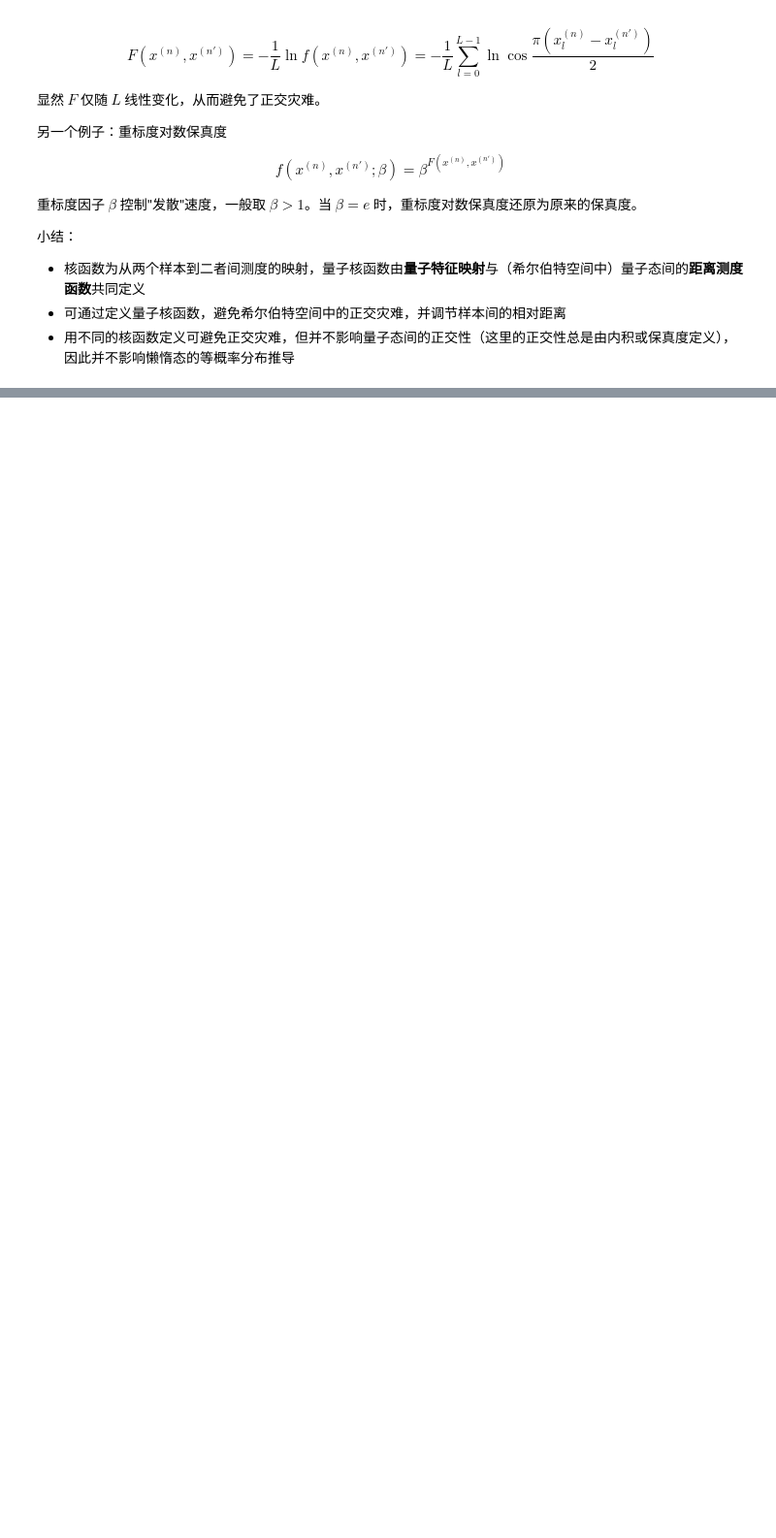
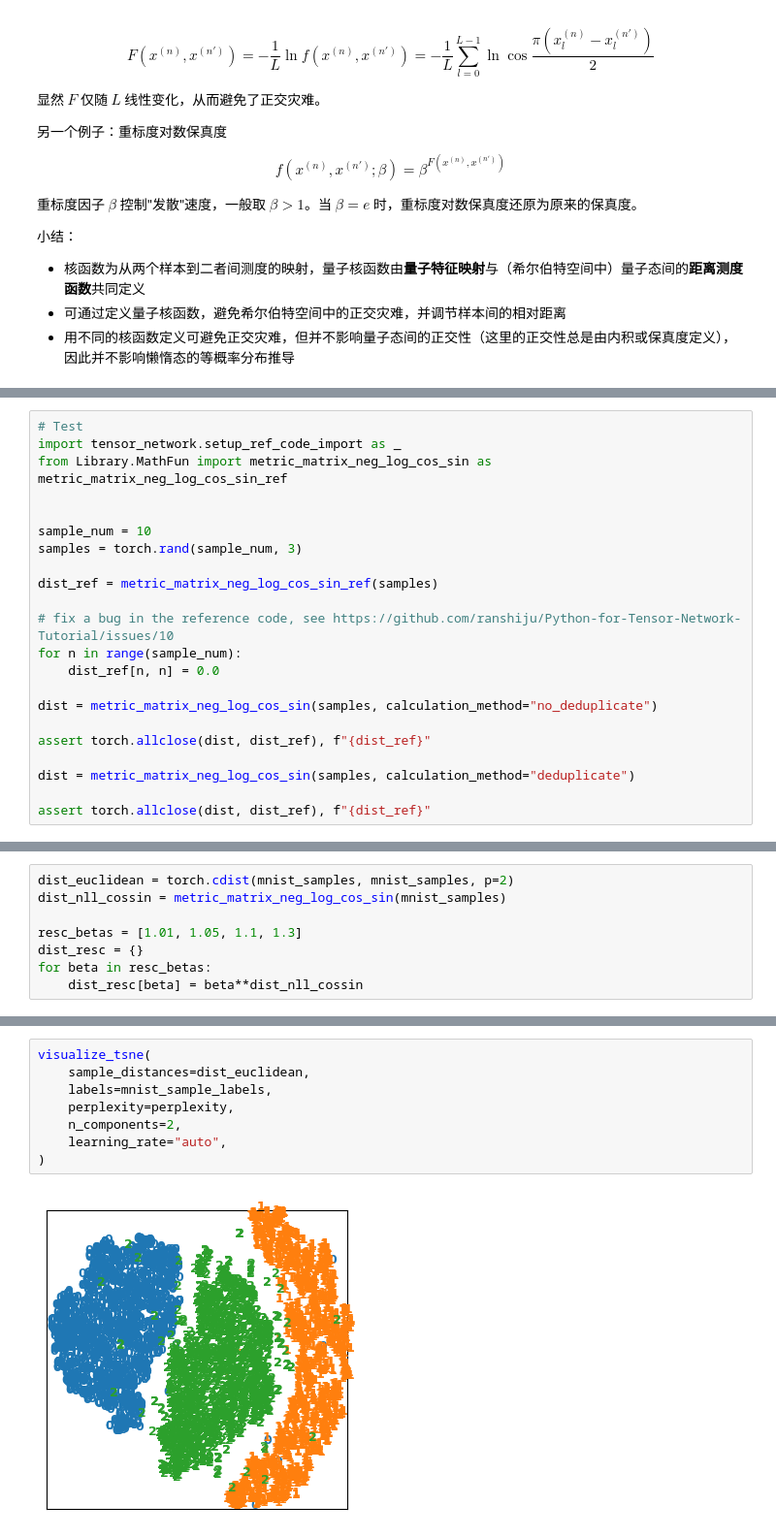
Before and after one commit to ifsheldon/tensor-network-notes, a Jupyter notebook: 4-8.ipynb, the cells around one changed output, grey strips where cells are left out. Shown at 97% size. Saved outputs shown, nothing was run; the diff lists cells and outputs as text; blank space fills up the shorter version.

```diff
--- a/4-8.ipynb
+++ b/4-8.ipynb
@@ -77,0 +152,22 @@ $$f(x^{(n)},x^{(n')};\beta) = \beta^{F(x^{(n)},x^{(n')})}$$
+# %%
+# Test
+import tensor_network.setup_ref_code_import as _
+from Library.MathFun import metric_matrix_neg_log_cos_sin as metric_matrix_neg_log_cos_sin_ref
+
+
+sample_num = 10
+samples = torch.rand(sample_num, 3)
+
+dist_ref = metric_matrix_neg_log_cos_sin_ref(samples)
+
+# fix a bug in the reference code, see https://github.com/ranshiju/Python-for-Tensor-Network-Tutorial/issues/10
+for n in range(sample_num):
+    dist_ref[n, n] = 0.0
+
+dist = metric_matrix_neg_log_cos_sin(samples, calculation_method="no_deduplicate")
+
+assert torch.allclose(dist, dist_ref), f"{dist_ref}"
+
+dist = metric_matrix_neg_log_cos_sin(samples, calculation_method="deduplicate")
+
+assert torch.allclose(dist, dist_ref), f"{dist_ref}"
@@ -77,0 +176,8 @@ $$f(x^{(n)},x^{(n')};\beta) = \beta^{F(x^{(n)},x^{(n')})}$$
+# %%
+dist_euclidean = torch.cdist(mnist_samples, mnist_samples, p=2)
+dist_nll_cossin = metric_matrix_neg_log_cos_sin(mnist_samples)
+
+resc_betas = [1.01, 1.05, 1.1, 1.3]
+dist_resc = {}
+for beta in resc_betas:
+    dist_resc[beta] = beta**dist_nll_cossin
@@ -77,0 +236,10 @@ $$f(x^{(n)},x^{(n')};\beta) = \beta^{F(x^{(n)},x^{(n')})}$$
+# %%
+visualize_tsne(
+    sample_distances=dist_euclidean,
+    labels=mnist_sample_labels,
+    perplexity=perplexity,
+    n_components=2,
+    learning_rate="auto",
+)
+# %% [output]
+[figure, added]
```
Also changed, not shown: parts of 10 cells of this notebook, 2 other files.
